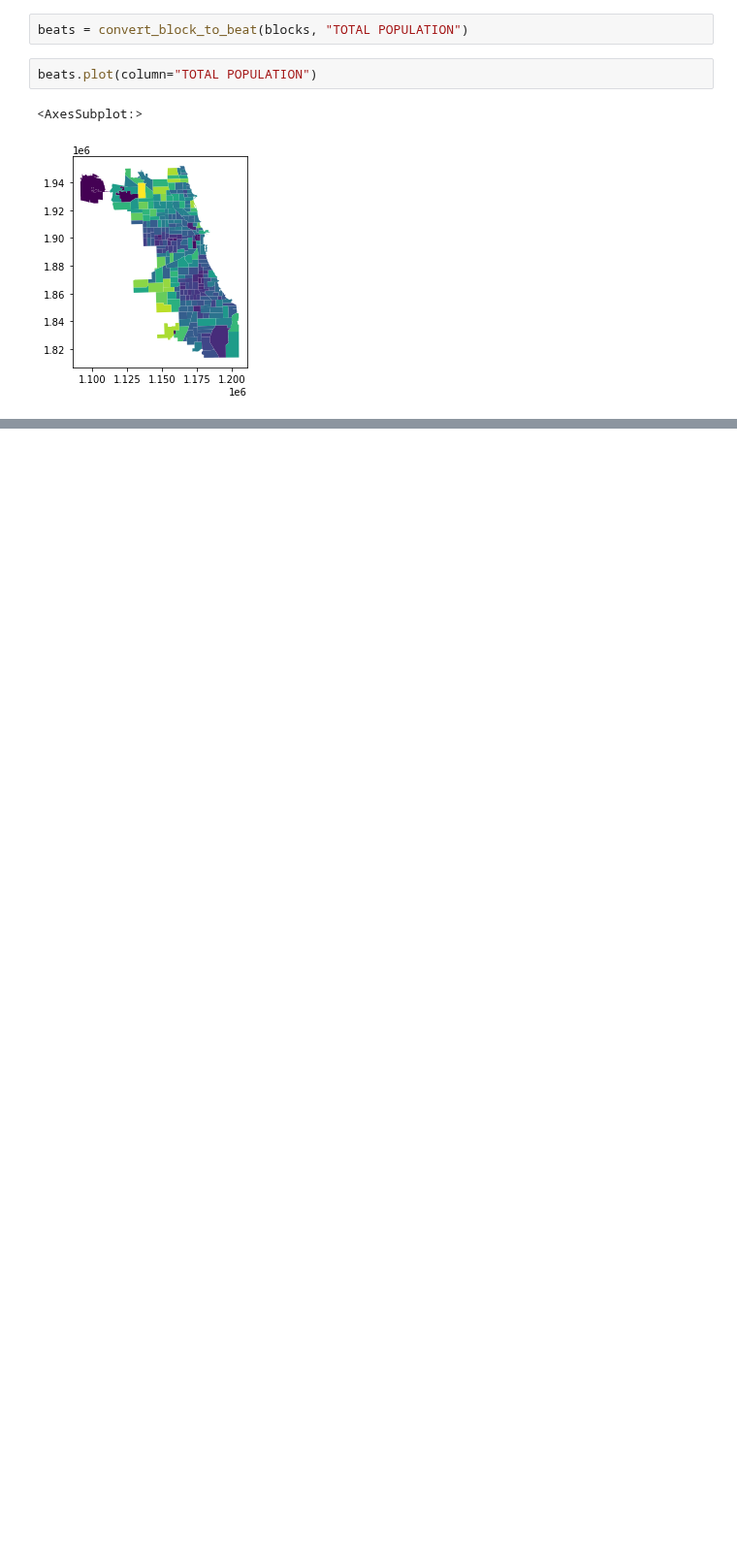
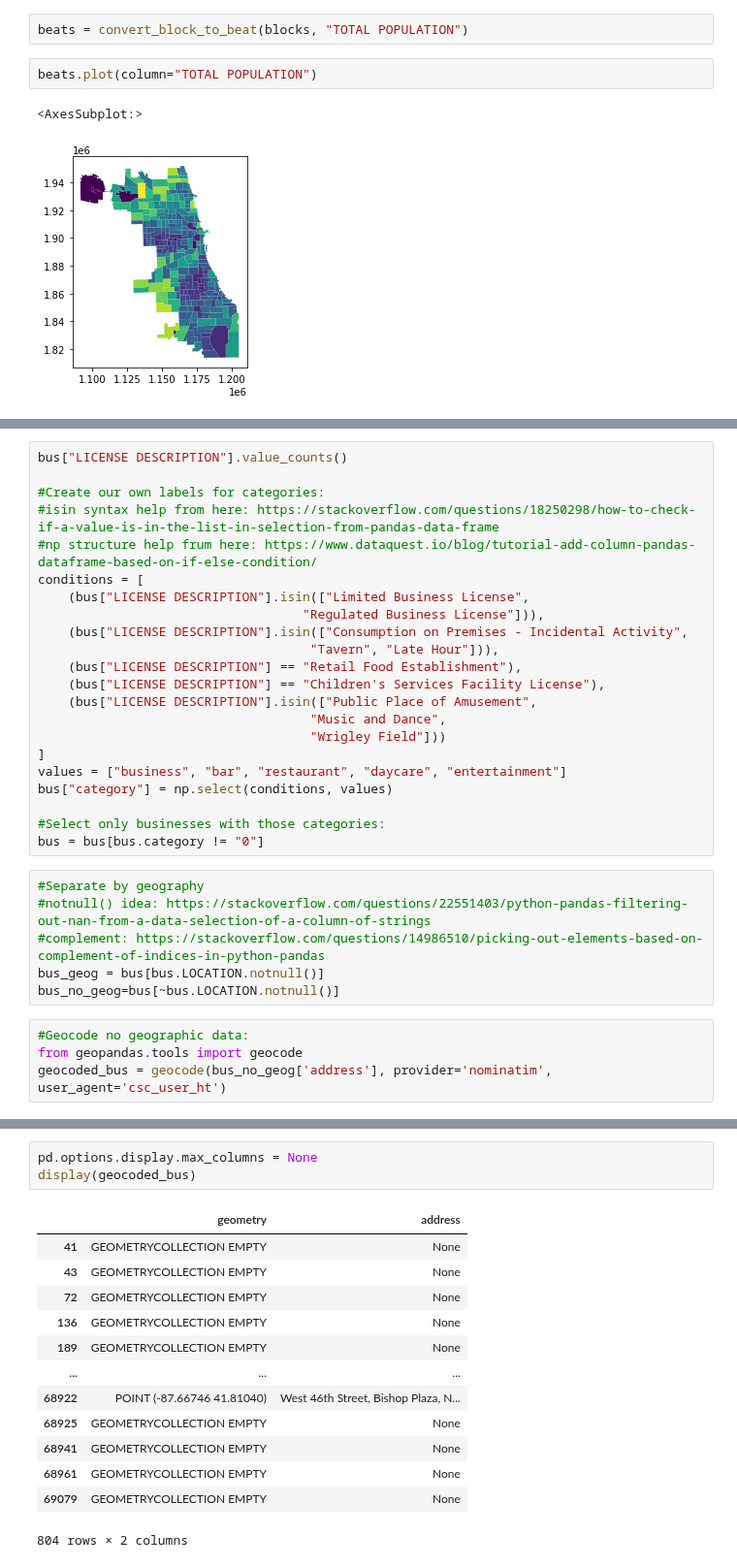
Before and after one commit to Deckart2/capp_30254_crime_forcasting, a Jupyter notebook: scripts/Geoprocessing.ipynb, the cells around one changed output, grey strips where cells are left out. Shown at 97% size. Drawn from its saved outputs; the diff is of its cells as text; blank space fills up the shorter version.

Commit message:
beginning of analysis of business locations

```diff
--- a/scripts/Geoprocessing.ipynb
+++ b/scripts/Geoprocessing.ipynb
@@ -249,0 +246,32 @@ beats.plot(column="TOTAL POPULATION")
+# %%
+bus["LICENSE DESCRIPTION"].value_counts()
+
+#Create our own labels for categories:
+#isin syntax help from here: https://stackoverflow.com/questions/18250298/how-to-check-if-a-value-is-in-the-list-in-selection-from-pandas-data-frame
+#np structure help frum here: https://www.dataquest.io/blog/tutorial-add-column-pandas-dataframe-based-on-if-else-condition/
+conditions = [
+    (bus["LICENSE DESCRIPTION"].isin(["Limited Business License",
+                                   "Regulated Business License"])),
+    (bus["LICENSE DESCRIPTION"].isin(["Consumption on Premises - Incidental Activity",
+                                    "Tavern", "Late Hour"])),
+    (bus["LICENSE DESCRIPTION"] == "Retail Food Establishment"),
+    (bus["LICENSE DESCRIPTION"] == "Children's Services Facility License"),
+    (bus["LICENSE DESCRIPTION"].isin(["Public Place of Amusement",
+                                    "Music and Dance",
+                                    "Wrigley Field"]))
+]
+values = ["business", "bar", "restaurant", "daycare", "entertainment"]
+bus["category"] = np.select(conditions, values)
+
+#Select only businesses with those categories:
+bus = bus[bus.category != "0"]
+# %%
+#Separate by geography
+#notnull() idea: https://stackoverflow.com/questions/22551403/python-pandas-filtering-out-nan-from-a-data-selection-of-a-column-of-strings
+#complement: https://stackoverflow.com/questions/14986510/picking-out-elements-based-on-complement-of-indices-in-python-pandas
+bus_geog = bus[bus.LOCATION.notnull()]
+bus_no_geog=bus[~bus.LOCATION.notnull()]
+# %%
+#Geocode no geographic data:
+from geopandas.tools import geocode
+geocoded_bus = geocode(bus_no_geog['address'], provider='nominatim', user_agent='csc_user_ht')
@@ -249,0 +295,17 @@ beats.plot(column="TOTAL POPULATION")
+# %%
+pd.options.display.max_columns = None
+display(geocoded_bus)
+# %% [output]
+|  | geometry | address |
+| 41 | GEOMETRYCOLLECTION EMPTY | None |
+| 43 | GEOMETRYCOLLECTION EMPTY | None |
+| 72 | GEOMETRYCOLLECTION EMPTY | None |
+| 136 | GEOMETRYCOLLECTION EMPTY | None |
+| 189 | GEOMETRYCOLLECTION EMPTY | None |
+| ... | ... | ... |
+| 68922 | POINT (-87.66746 41.81040) | West 46th Street, Bishop Plaza, N... |
+| 68925 | GEOMETRYCOLLECTION EMPTY | None |
+| 68941 | GEOMETRYCOLLECTION EMPTY | None |
+| 68961 | GEOMETRYCOLLECTION EMPTY | None |
+| 69079 | GEOMETRYCOLLECTION EMPTY | None |
+804 rows × 2 columns
```
Also changed, not shown: parts of 8 cells of this notebook, 1 other file.
